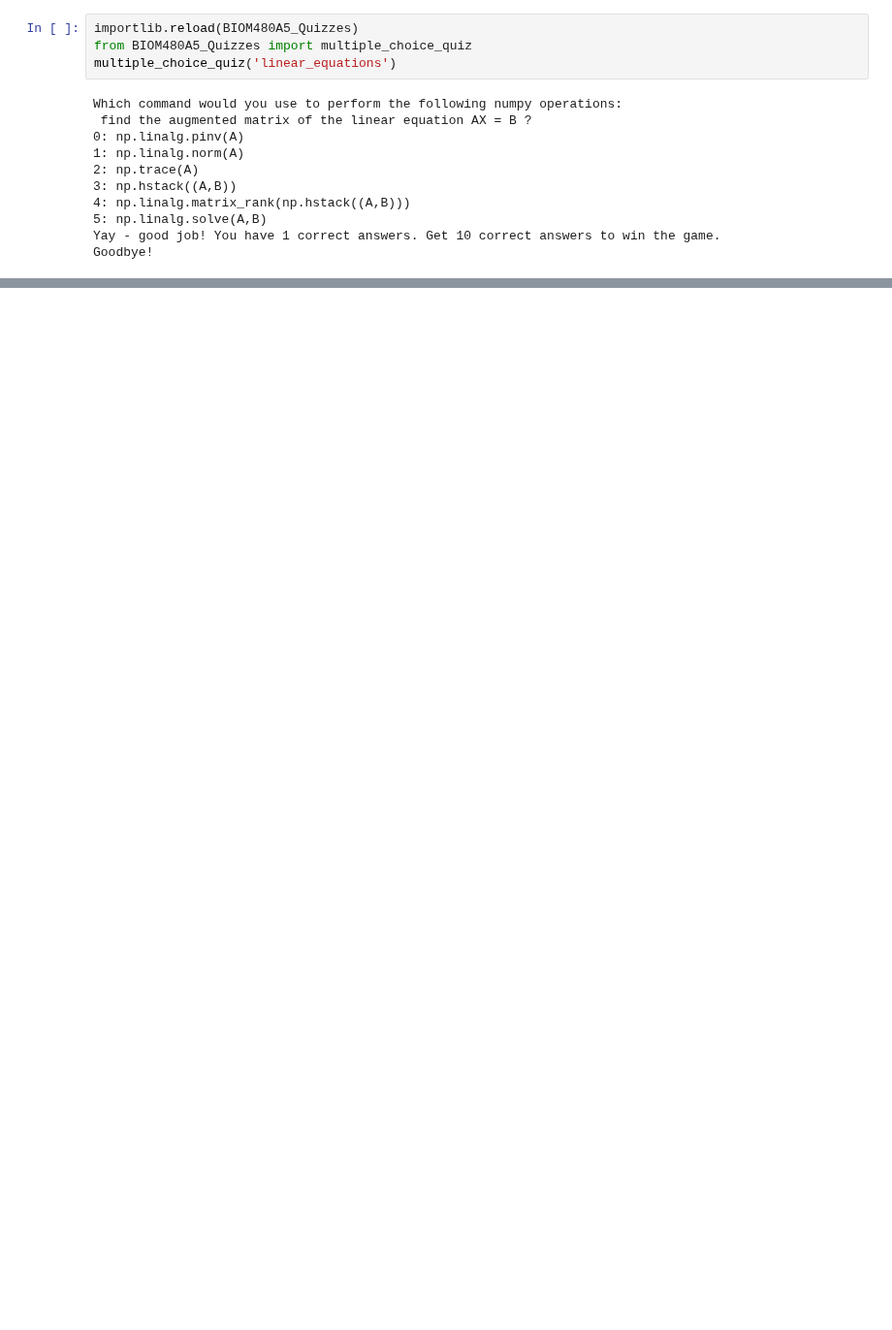
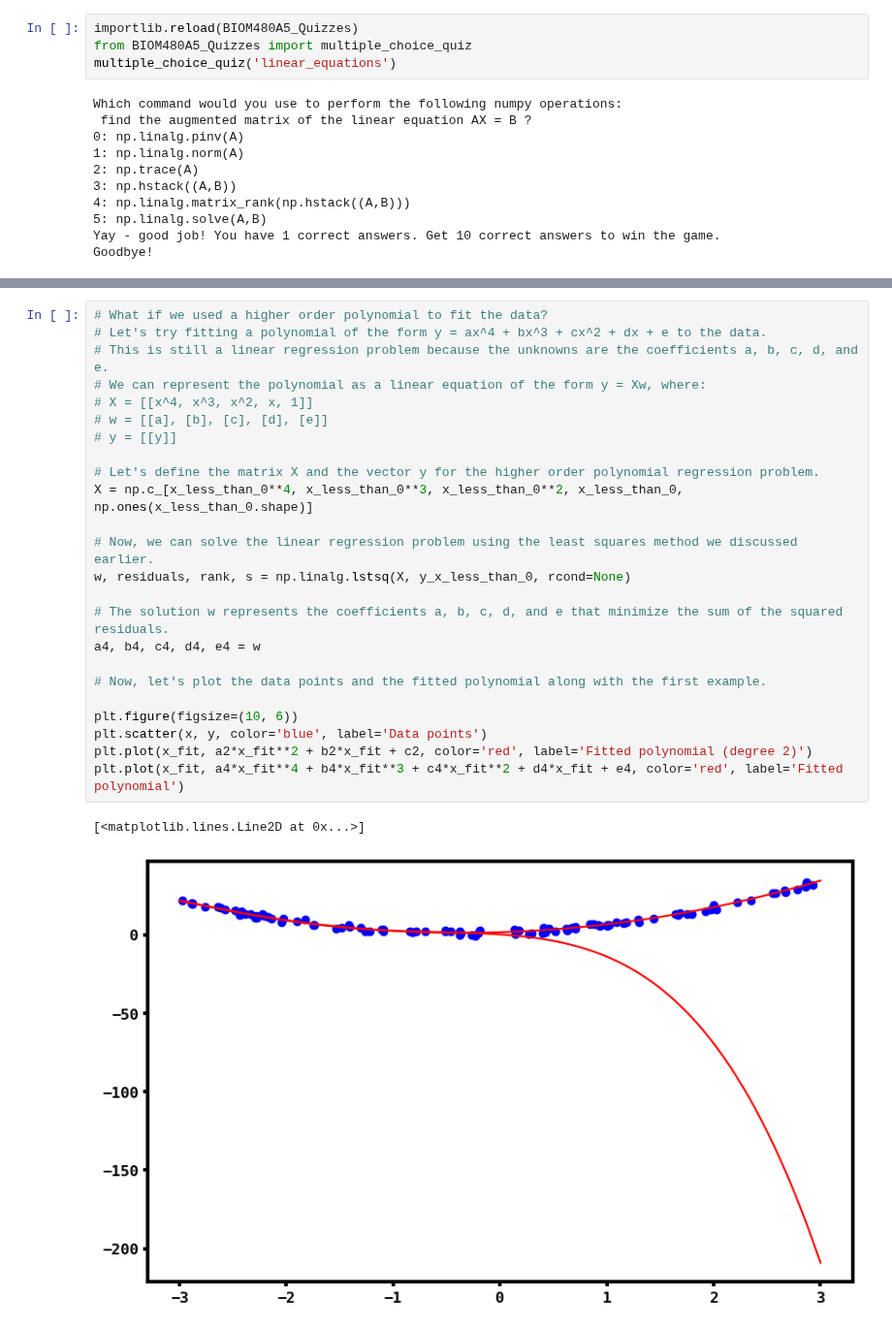
Before and after one commit to nlgrasso/480A5CourseMaterials, a Jupyter notebook: Module1-PreliminaryPython/M1D_NumPy_and_Linear_Algebra.ipynb, the cells around one changed output, grey strips where cells are left out. Shown at 97% size. Cells and saved outputs as stored; diff of their text form; blank space fills up the shorter version.

```diff
--- a/Module1-PreliminaryPython/M1D_NumPy_and_Linear_Algebra.ipynb
+++ b/Module1-PreliminaryPython/M1D_NumPy_and_Linear_Algebra.ipynb
@@ -1252,0 +1318,27 @@ Goodbye!
+# %%
+# What if we used a higher order polynomial to fit the data?
+# Let's try fitting a polynomial of the form y = ax^4 + bx^3 + cx^2 + dx + e to the data.
+# This is still a linear regression problem because the unknowns are the coefficients a, b, c, d, and e.
+# We can represent the polynomial as a linear equation of the form y = Xw, where:
+# X = [[x^4, x^3, x^2, x, 1]]
+# w = [[a], [b], [c], [d], [e]]
+# y = [[y]]
+
+# Let's define the matrix X and the vector y for the higher order polynomial regression problem.
+X = np.c_[x_less_than_0**4, x_less_than_0**3, x_less_than_0**2, x_less_than_0, np.ones(x_less_than_0.shape)]
+
+# Now, we can solve the linear regression problem using the least squares method we discussed earlier.
+w, residuals, rank, s = np.linalg.lstsq(X, y_x_less_than_0, rcond=None)
+
+# The solution w represents the coefficients a, b, c, d, and e that minimize the sum of the squared residuals.
+a4, b4, c4, d4, e4 = w
+
+# Now, let's plot the data points and the fitted polynomial along with the first example.
+
+plt.figure(figsize=(10, 6))
+plt.scatter(x, y, color='blue', label='Data points')
+plt.plot(x_fit, a2*x_fit**2 + b2*x_fit + c2, color='red', label='Fitted polynomial (degree 2)')
+plt.plot(x_fit, a4*x_fit**4 + b4*x_fit**3 + c4*x_fit**2 + d4*x_fit + e4, color='red', label='Fitted polynomial')
+# %% [output]
+[<matplotlib.lines.Line2D at 0x...>]
+[figure, added]
```
Also changed, not shown: parts of 30 cells of this notebook.
